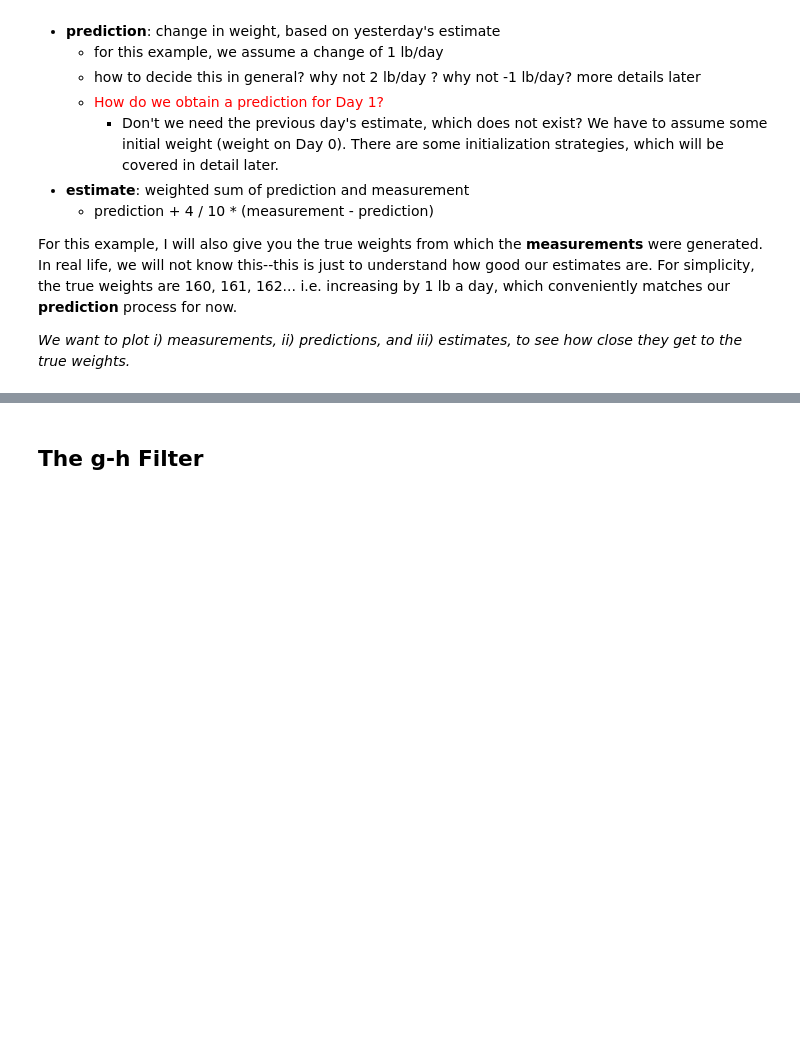
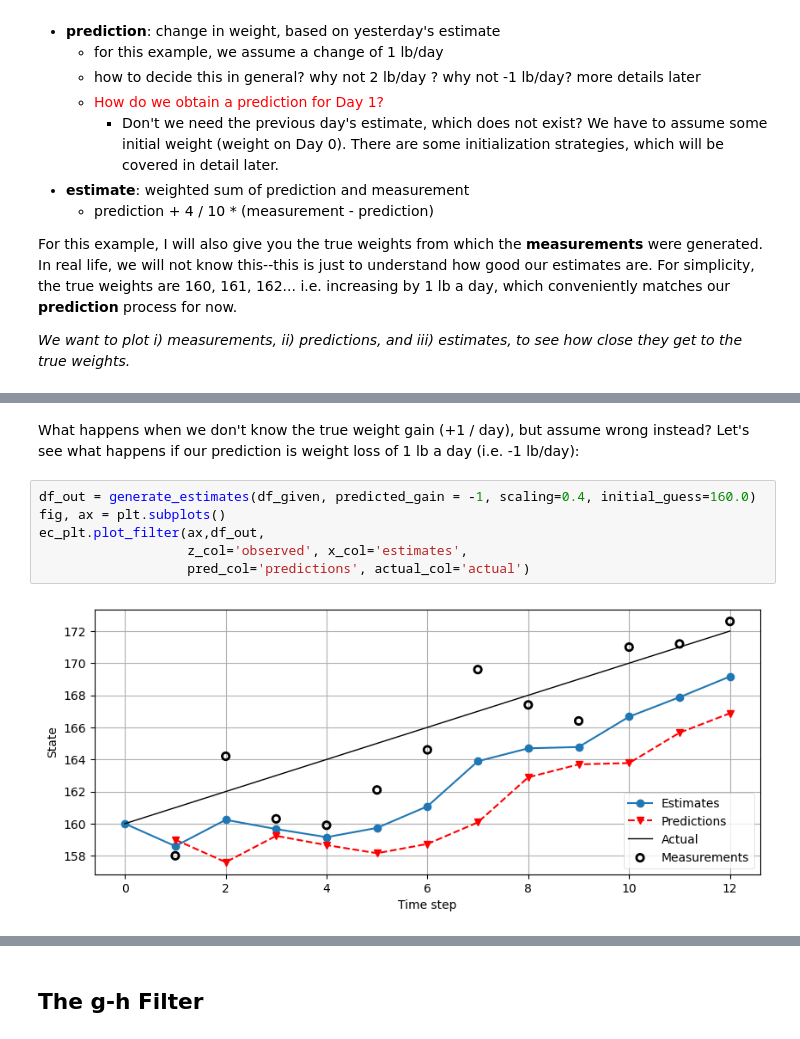
Before and after one commit to edmundchong/Kalman-and-Bayesian-Filters-in-Python, a Jupyter notebook: 01-g-h-filter.ipynb, the cells around one changed output, grey strips where cells are left out. Drawn from its saved outputs; the diff is of its cells as text; blank space fills up the shorter version.

```diff
--- a/01-g-h-filter.ipynb
+++ b/01-g-h-filter.ipynb
@@ -309 +324,11 @@ gh.plot_gh_results(df['measurements'][1:], df['estimates'], df['predictions'][1:
+# %% [markdown]
+What happens when we don't know the true weight gain (+1 / day), but assume wrong instead? Let's see what happens if our prediction is weight loss of 1 lb a day (i.e. -1 lb/day):
+# %%
+df_out = generate_estimates(df_given, predicted_gain = -1, scaling=0.4, initial_guess=160.0)
+fig, ax = plt.subplots()
+ec_plt.plot_filter(ax,df_out,
+                   z_col='observed', x_col='estimates',
+                   pred_col='predictions', actual_col='actual')
+# %% [output]
+[figure, added]
 # %% [markdown]
```
Also changed, not shown: parts of 58 cells of this notebook, 3 other files.
